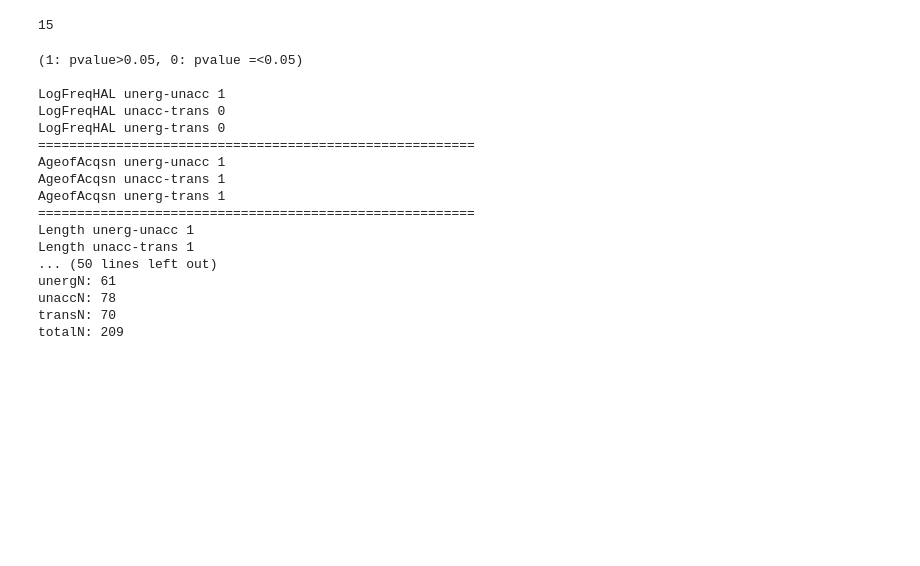
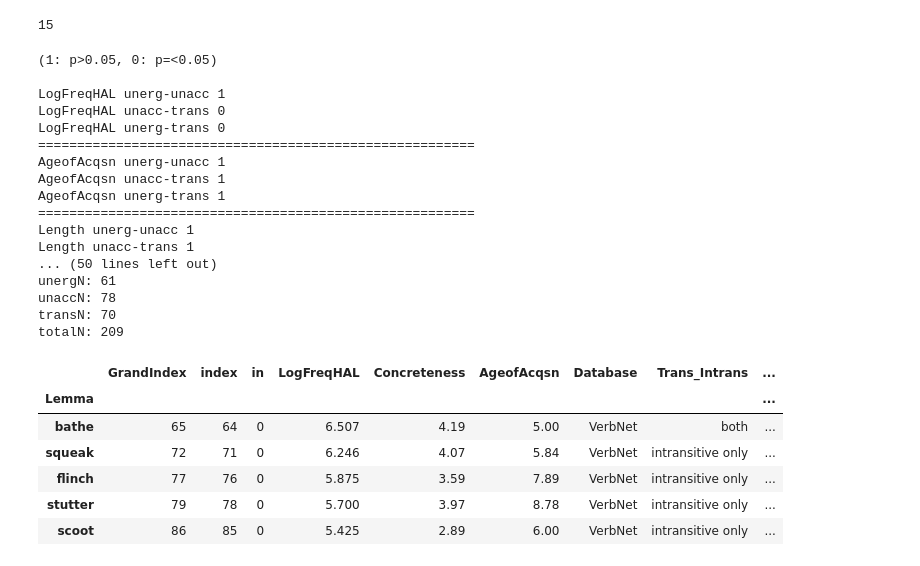
Before and after one commit to sonhkim/VerbVec, a Jupyter notebook: FromPermutationToList200.ipynb, the cells around one changed output. Drawn from its saved outputs; the diff is of its cells as text; code cells hidden in the pictures; blank space fills up the shorter version.

```diff
--- a/FromPermutationToList200.ipynb
+++ b/FromPermutationToList200.ipynb
@@ -180,7 +178,7 @@ unerg_df = raw_in_update[raw_in_update['SynClassNew']=='unergative']
 unacc_df = raw_in_update[raw_in_update['SynClassNew']=='unaccusative']
 trans_df = raw_in_update[raw_in_update['SynClassNew']=='transitive']
 
-print ('(1: pvalue>0.05, 0: pvalue =<0.05) \n')
+print ('(1: p>0.05, 0: p=<0.05) \n')
 for c in col_to_test:
     unerg = unerg_df[c].tolist()
     unacc = unacc_df[c].tolist()
@@ -196,7 +194,7 @@ print ('unaccN:', unacc_df.shape[0])
 print ('transN:', trans_df.shape[0])
 print ('totalN:',  unerg_df.shape[0]+unacc_df.shape[0]+trans_df.shape[0])
 # %% [output]
-(1: pvalue>0.05, 0: pvalue =<0.05)
+(1: p>0.05, 0: p=<0.05)
 
 LogFreqHAL unerg-unacc 1
 LogFreqHAL unacc-trans 0
@@ -218,2 +214,12 @@ totalN: 209
+# %%
+raw_adjust.tail()
+# %% [output]
+|  | GrandIndex | index | in | LogFreqHAL | Concreteness | AgeofAcqsn | Database | Trans_Intrans | ... |
+| Lemma |  |  |  |  |  |  |  |  | ... |
+| bathe | 65 | 64 | 0 | 6.507 | 4.19 | 5.00 | VerbNet | both | ... |
+| squeak | 72 | 71 | 0 | 6.246 | 4.07 | 5.84 | VerbNet | intransitive only | ... |
+| flinch | 77 | 76 | 0 | 5.875 | 3.59 | 7.89 | VerbNet | intransitive only | ... |
+| stutter | 79 | 78 | 0 | 5.700 | 3.97 | 8.78 | VerbNet | intransitive only | ... |
+| scoot | 86 | 85 | 0 | 5.425 | 2.89 | 6.00 | VerbNet | intransitive only | ... |
 # %%
 ###################### PART 3: describe the dataset ###################################
```
Also changed, not shown: parts of 6 cells of this notebook.
